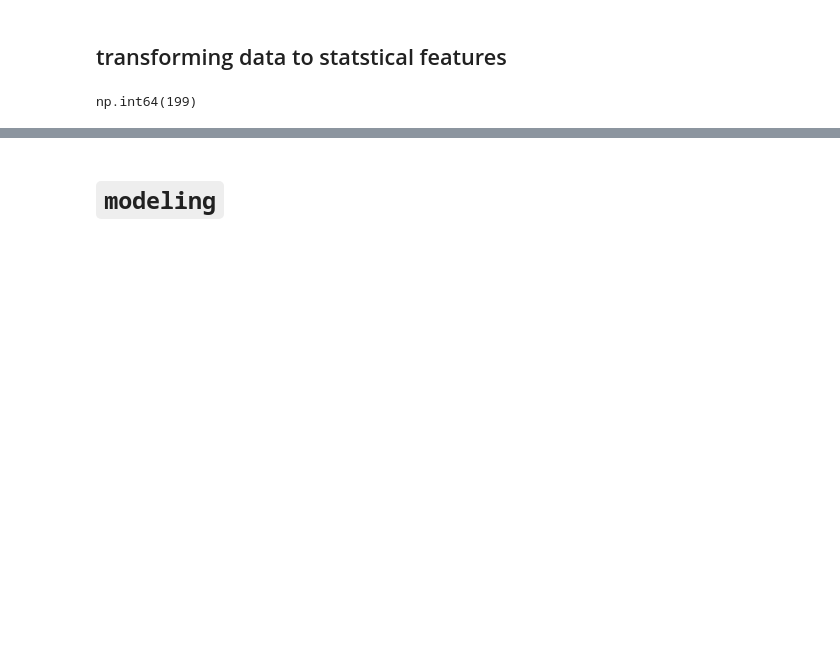
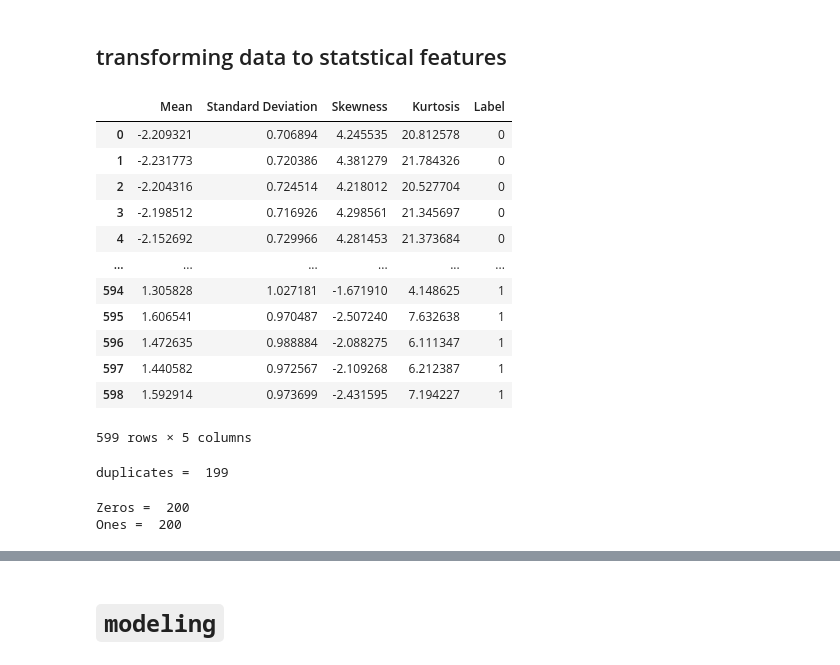
Before and after one commit to ELDA7EE7/DSP-Project, a Jupyter notebook: preprocess.ipynb, the cells around one changed output, grey strips where cells are left out. Saved outputs shown, nothing was run; the diff lists cells and outputs as text; code cells hidden in the pictures; blank space fills up the shorter version.

```diff
--- a/preprocess.ipynb
+++ b/preprocess.ipynb
@@ -195,6 +235,8 @@ def calculate_statistics(signal):
     kurtosis = stats.kurtosis(signal)
     return mean, std_deviation, skewness, kurtosis
 # %%
+# Calculate statistics for each signal
 statistics = [calculate_statistics(signal) for signal in train_app]
 statistics_df = pd.DataFrame(statistics, columns=['Mean', 'Standard Deviation', 'Skewness', 'Kurtosis'])
-statistics_df['labels']=y_train#<-----------------------
+
+train_df = statistics_df
@@ -201 +249,32 @@ statistics_df['labels']=y_train#<-----------------------
+# %%
+train_labels = [0] * len(normal_train) + [1] * len(lbbb_train)
+test_labels = [0] * len(normal_test) + [1] * len(lbbb_test)
+# %%
+train_df['Label'] = train_labels
+train_df
+# %% [output]
+|  | Mean | Standard Deviation | Skewness | Kurtosis | Label |
+| 0 | -2.209321 | 0.706894 | 4.245535 | 20.812578 | 0 |
+| 1 | -2.231773 | 0.720386 | 4.381279 | 21.784326 | 0 |
+| 2 | -2.204316 | 0.724514 | 4.218012 | 20.527704 | 0 |
+| 3 | -2.198512 | 0.716926 | 4.298561 | 21.345697 | 0 |
+| 4 | -2.152692 | 0.729966 | 4.281453 | 21.373684 | 0 |
+| ... | ... | ... | ... | ... | ... |
+| 594 | 1.305828 | 1.027181 | -1.671910 | 4.148625 | 1 |
+| 595 | 1.606541 | 0.970487 | -2.507240 | 7.632638 | 1 |
+| 596 | 1.472635 | 0.988884 | -2.088275 | 6.111347 | 1 |
+| 597 | 1.440582 | 0.972567 | -2.109268 | 6.212387 | 1 |
+| 598 | 1.592914 | 0.973699 | -2.431595 | 7.194227 | 1 |
+599 rows × 5 columns
+# %%
+print("duplicates = ", train_df.duplicated().sum())
+train_df.drop_duplicates(inplace=True)
+# %% [output]
+duplicates =  199
+# %%
+print("Zeros = ", train_df[train_df['Label'] == 0].shape[0])
+print("Ones = ", train_df[train_df['Label'] == 1].shape[0])
+# %% [output]
+Zeros =  200
+Ones =  200
 # %%
@@ -207,4 +281,0 @@ test_df['labels']=y_test#<-----------------------
-# %%
-statistics_df.duplicated().sum()
-# %% [output]
-np.int64(199)
```
Also changed, not shown: parts of 23 cells of this notebook.
